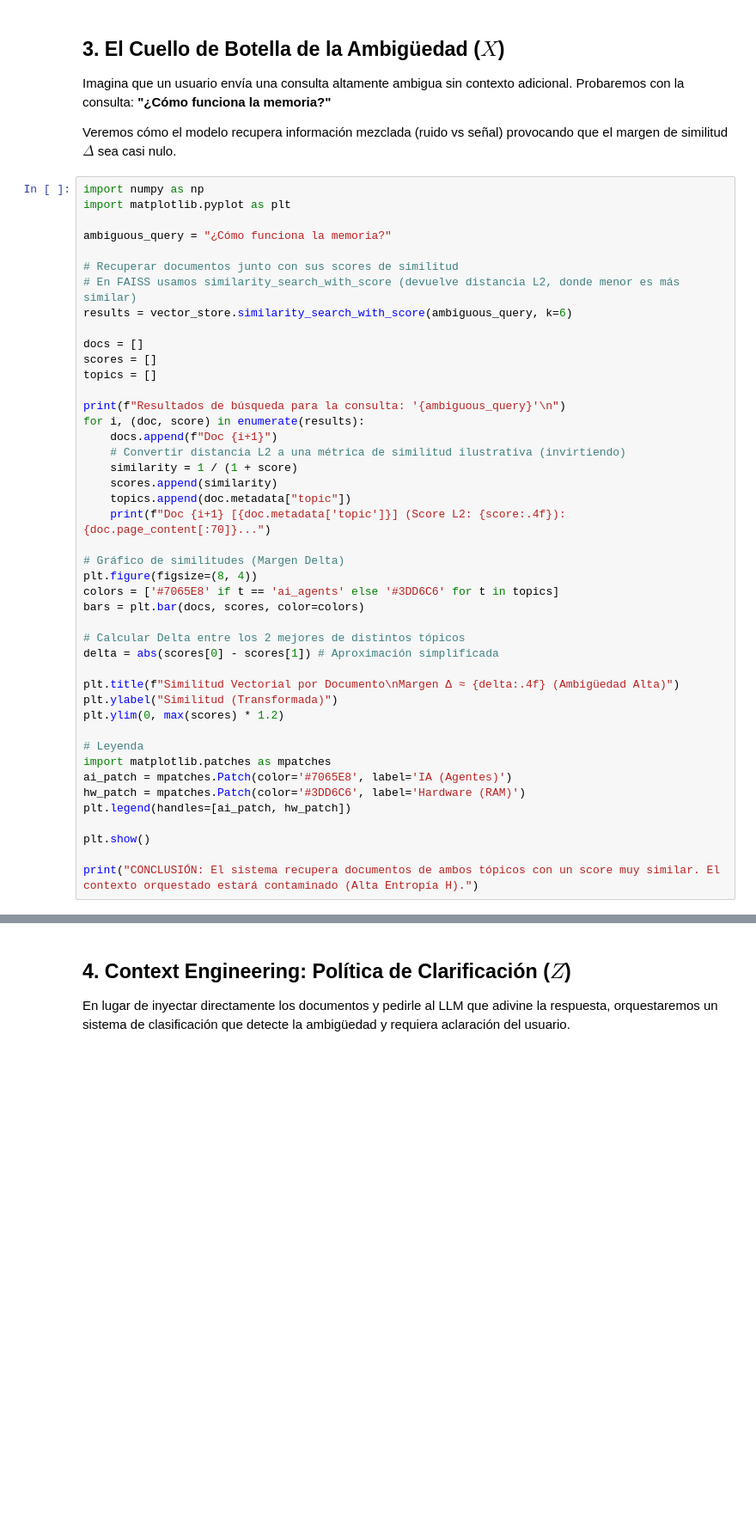
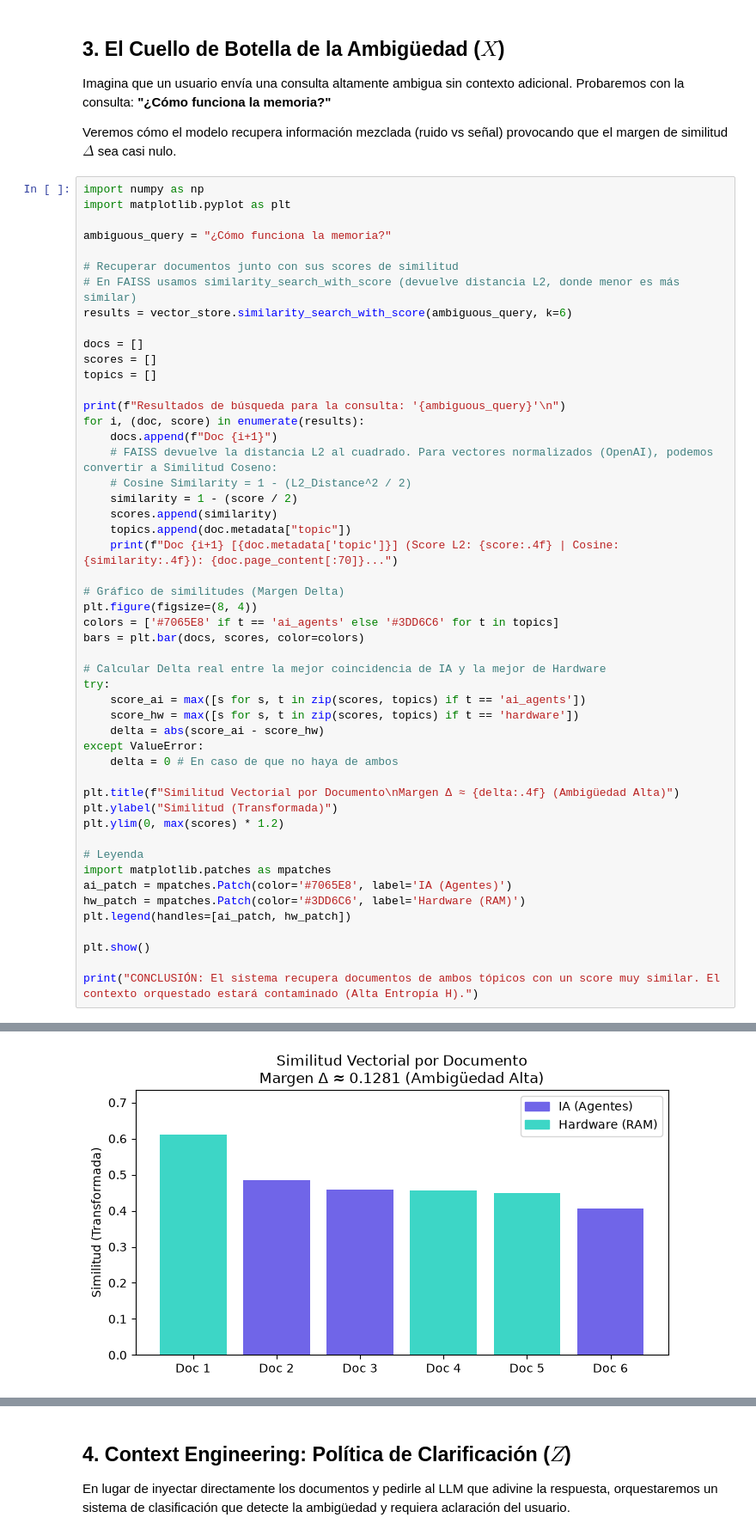
Before and after one commit to kevingomezbcp/Context-engineering, a Jupyter notebook: demo/context_engineering_demo.ipynb, the cells around one changed output, grey strips where cells are left out. Shown at 86% size. Saved outputs shown, nothing was run; the diff lists cells and outputs as text; blank space fills up the shorter version.

```diff
--- a/demo/context_engineering_demo.ipynb
+++ b/demo/context_engineering_demo.ipynb
@@ -80,19 +84,25 @@ topics = []
 print(f"Resultados de búsqueda para la consulta: '{ambiguous_query}'\n")
 for i, (doc, score) in enumerate(results):
     docs.append(f"Doc {i+1}")
-    # Convertir distancia L2 a una métrica de similitud ilustrativa (invirtiendo)
-    similarity = 1 / (1 + score)
+    # FAISS devuelve la distancia L2 al cuadrado. Para vectores normalizados (OpenAI), podemos convertir a Similitud Coseno:
+    # Cosine Similarity = 1 - (L2_Distance^2 / 2)
+    similarity = 1 - (score / 2)
     scores.append(similarity)
     topics.append(doc.metadata["topic"])
-    print(f"Doc {i+1} [{doc.metadata['topic']}] (Score L2: {score:.4f}): {doc.page_content[:70]}...")
+    print(f"Doc {i+1} [{doc.metadata['topic']}] (Score L2: {score:.4f} | Cosine: {similarity:.4f}): {doc.page_content[:70]}...")
 
 # Gráfico de similitudes (Margen Delta)
 plt.figure(figsize=(8, 4))
 colors = ['#7065E8' if t == 'ai_agents' else '#3DD6C6' for t in topics]
 bars = plt.bar(docs, scores, color=colors)
 
-# Calcular Delta entre los 2 mejores de distintos tópicos
-delta = abs(scores[0] - scores[1]) # Aproximación simplificada
+# Calcular Delta real entre la mejor coincidencia de IA y la mejor de Hardware
+try:
+    score_ai = max([s for s, t in zip(scores, topics) if t == 'ai_agents'])
+    score_hw = max([s for s, t in zip(scores, topics) if t == 'hardware'])
+    delta = abs(score_ai - score_hw)
+except ValueError:
+    delta = 0 # En caso de que no haya de ambos
 
 plt.title(f"Similitud Vectorial por Documento\nMargen Δ ≈ {delta:.4f} (Ambigüedad Alta)")
 plt.ylabel("Similitud (Transformada)")
@@ -107,3 +117,4 @@ plt.legend(handles=[ai_patch, hw_patch])
 plt.show()
 
 print("CONCLUSIÓN: El sistema recupera documentos de ambos tópicos con un score muy similar. El contexto orquestado estará contaminado (Alta Entropía H).")
+# %% [output]
@@ -109,0 +129 @@ print("CONCLUSIÓN: El sistema recupera documentos de ambos tópicos con un scor
+[figure, added]
```
Also changed, not shown: parts of 5 cells of this notebook, 1 other file.
